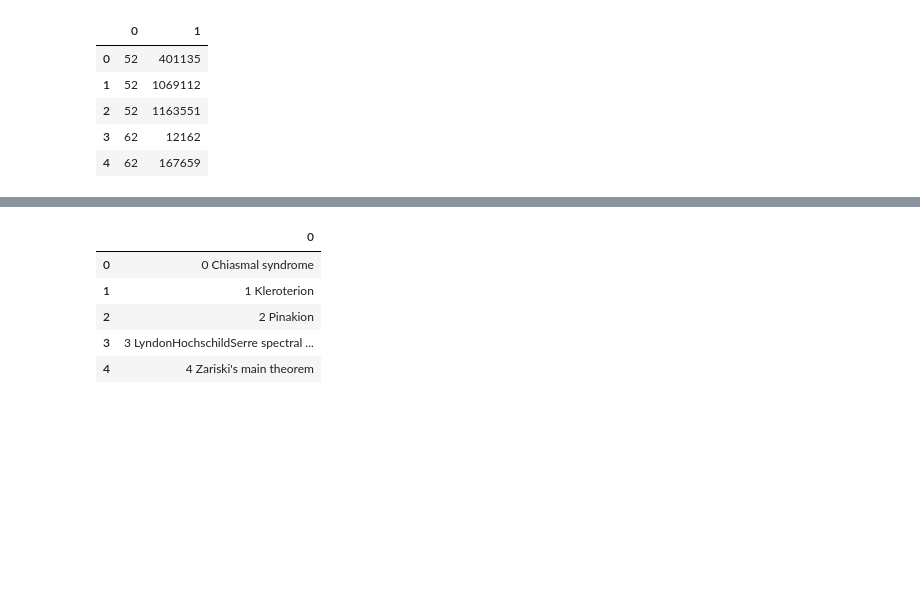
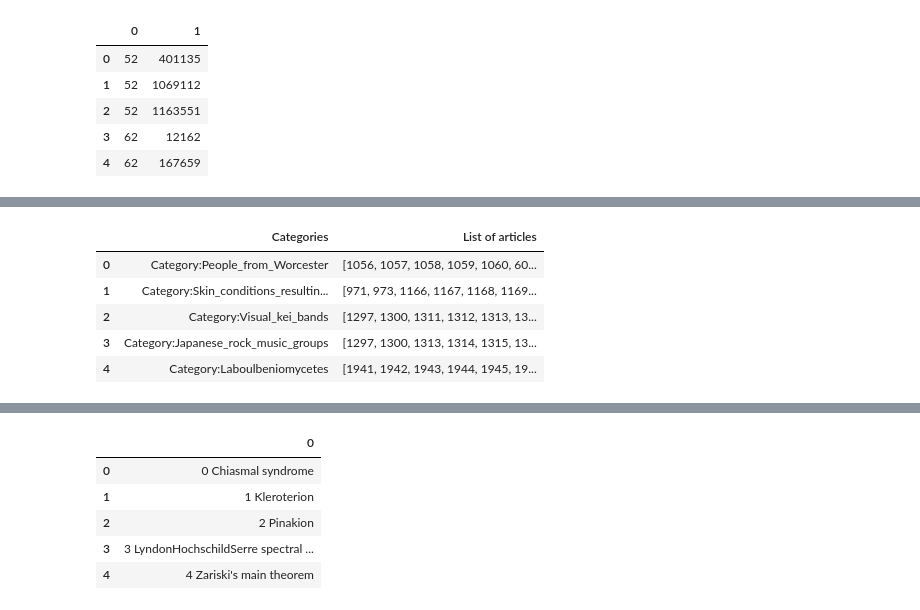
Before and after one commit to flaminia/ADM-HW5-Group-33, a Jupyter notebook: homework_5.ipynb, the cells around one changed output, grey strips where cells are left out. Saved outputs shown, nothing was run; the diff lists cells and outputs as text; code cells hidden in the pictures; blank space fills up the shorter version.

```diff
--- a/homework_5.ipynb
+++ b/homework_5.ipynb
@@ -36,0 +48,14 @@ data_categories.head()
+# %%
+df_articles = pd.DataFrame({'List of articles':l1})
+df_categories = pd.DataFrame(l2, columns = ['Categories'])
+
+df_full = df_articles.combine_first(df_categories)
+
+df_full.head()
+# %% [output]
+|  | Categories | List of articles |
+| 0 | Category:People_from_Worcester | [1056, 1057, 1058, 1059, 1060, 60... |
+| 1 | Category:Skin_conditions_resultin... | [971, 973, 1166, 1167, 1168, 1169... |
+| 2 | Category:Visual_kei_bands | [1297, 1300, 1311, 1312, 1313, 13... |
+| 3 | Category:Japanese_rock_music_groups | [1297, 1300, 1313, 1314, 1315, 13... |
+| 4 | Category:Laboulbeniomycetes | [1941, 1942, 1943, 1944, 1945, 19... |
```
Also changed, not shown: parts of 4 cells of this notebook.
